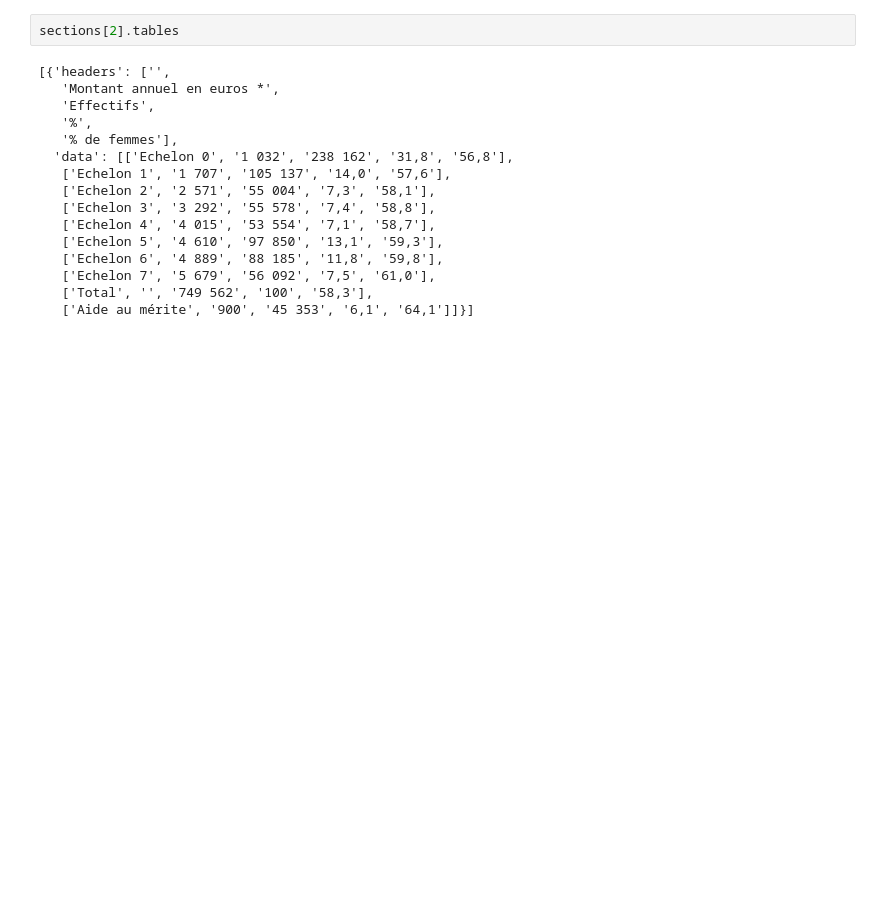
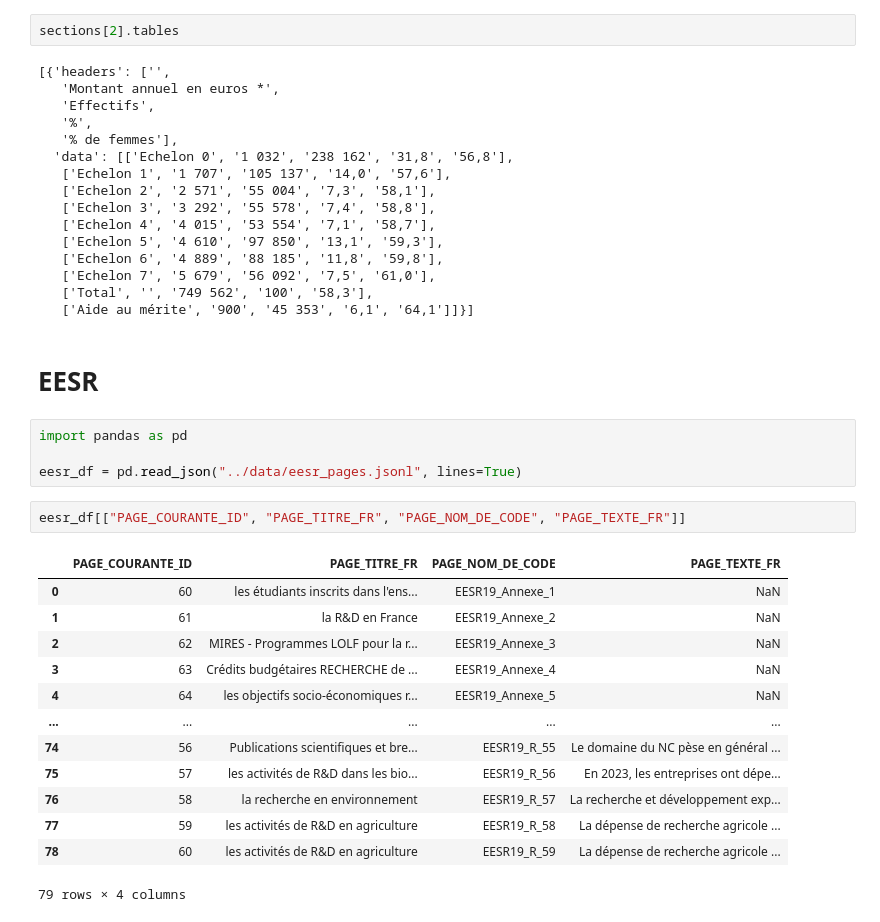
Before and after one commit to dataesr/flash-rag, a Jupyter notebook: notebooks/explore.ipynb, the cells around one changed output. Drawn from its saved outputs; the diff is of its cells as text; blank space fills up the shorter version.

```diff
--- a/notebooks/explore.ipynb
+++ b/notebooks/explore.ipynb
@@ -413,3 +415,25 @@ sections[2].tables
    ['Echelon 7', '5 679', '56 092', '7,5', '61,0'],
    ['Total', '', '749 562', '100', '58,3'],
    ['Aide au mérite', '900', '45 353', '6,1', '64,1']]}]
+# %% [markdown]
+# EESR
+# %%
+import pandas as pd
+
+eesr_df = pd.read_json("../data/eesr_pages.jsonl", lines=True)
+# %%
+eesr_df[["PAGE_COURANTE_ID", "PAGE_TITRE_FR", "PAGE_NOM_DE_CODE", "PAGE_TEXTE_FR"]]
+# %% [output]
+|  | PAGE_COURANTE_ID | PAGE_TITRE_FR | PAGE_NOM_DE_CODE | PAGE_TEXTE_FR |
+| 0 | 60 | les étudiants inscrits dans l'ens... | EESR19_Annexe_1 | NaN |
+| 1 | 61 | la R&D en France | EESR19_Annexe_2 | NaN |
+| 2 | 62 | MIRES - Programmes LOLF pour la r... | EESR19_Annexe_3 | NaN |
+| 3 | 63 | Crédits budgétaires RECHERCHE de ... | EESR19_Annexe_4 | NaN |
+| 4 | 64 | les objectifs socio-économiques r... | EESR19_Annexe_5 | NaN |
+| ... | ... | ... | ... | ... |
+| 74 | 56 | Publications scientifiques et bre... | EESR19_R_55 | Le domaine du NC pèse en général ... |
+| 75 | 57 | les activités de R&D dans les bio... | EESR19_R_56 | En 2023, les entreprises ont dépe... |
+| 76 | 58 | la recherche en environnement | EESR19_R_57 | La recherche et développement exp... |
+| 77 | 59 | les activités de R&D en agriculture | EESR19_R_58 | La dépense de recherche agricole ... |
+| 78 | 60 | les activités de R&D en agriculture | EESR19_R_59 | La dépense de recherche agricole ... |
+79 rows × 4 columns
```
Also changed, not shown: parts of 2 cells of this notebook, 10 other files.
